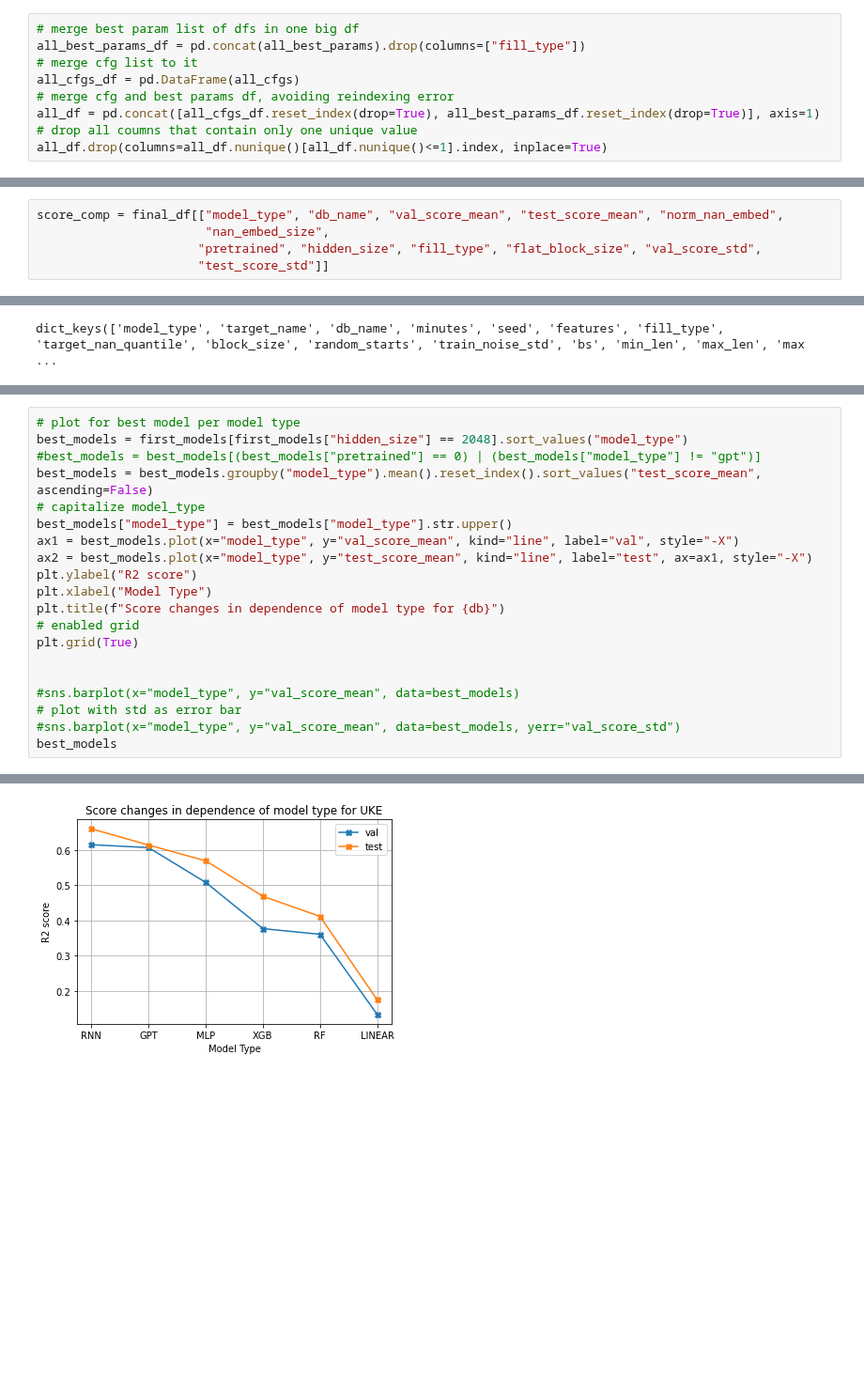
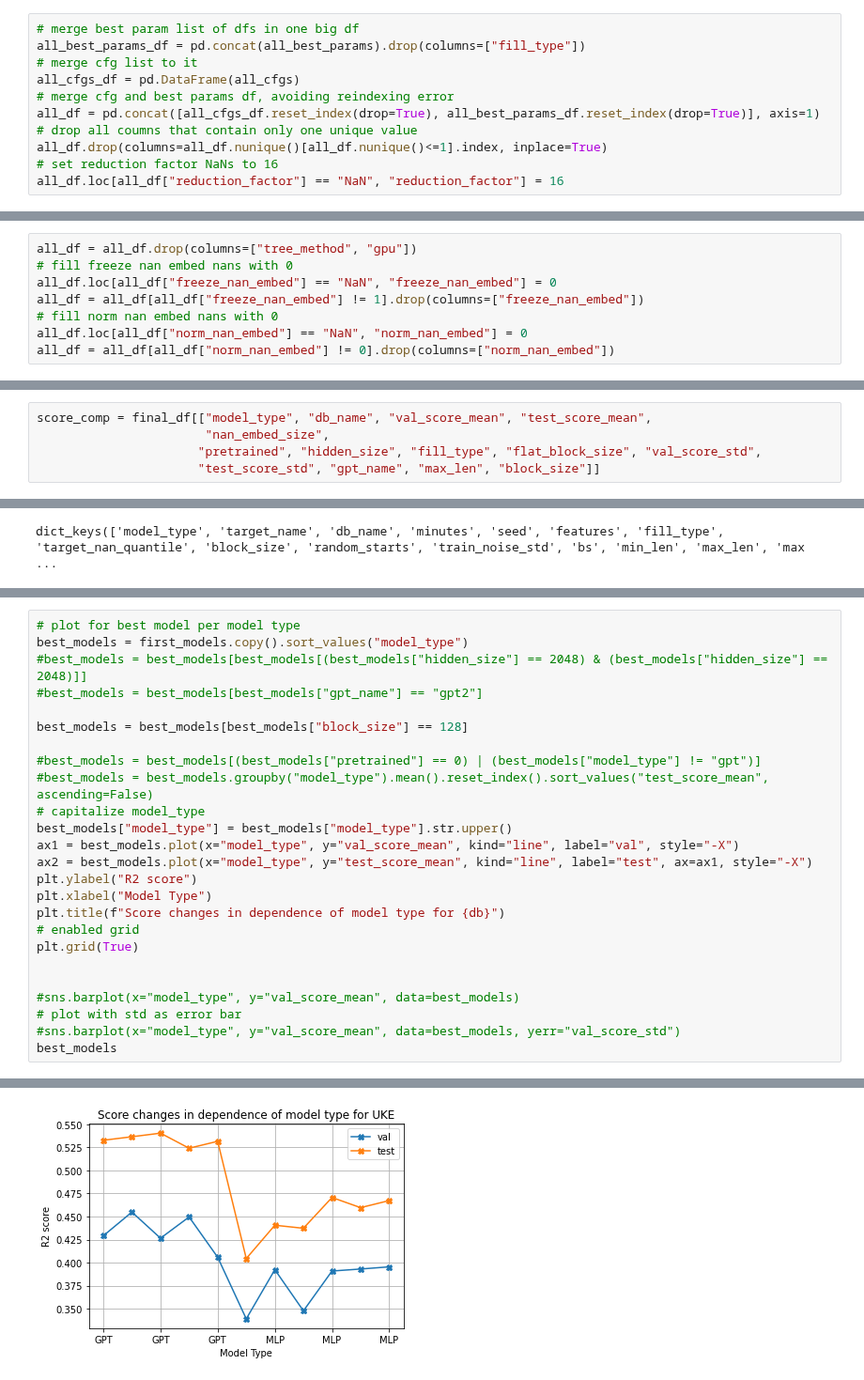
Before and after one commit to NotNANtoN/icp_prediction, a Jupyter notebook: analyze_tunings.ipynb, the cells around one changed output, grey strips where cells are left out. Shown at 94% size. Drawn from its saved outputs; the diff is of its cells as text; blank space fills up the shorter version.

```diff
--- a/analyze_tunings.ipynb
+++ b/analyze_tunings.ipynb
@@ -58,6 +58,8 @@ all_cfgs_df = pd.DataFrame(all_cfgs)
 all_df = pd.concat([all_cfgs_df.reset_index(drop=True), all_best_params_df.reset_index(drop=True)], axis=1)
 # drop all coumns that contain only one unique value
 all_df.drop(columns=all_df.nunique()[all_df.nunique()<=1].index, inplace=True)
+# set reduction factor NaNs to 16
+all_df.loc[all_df["reduction_factor"] == "NaN", "reduction_factor"] = 16
 # %%
 all_df
 # %% [output]
@@ -134,3 +133,11 @@ all_df = all_df[all_df["freeze_nan_embed"] != 1].drop(columns=["freeze_nan_embed
+# %%
+all_df = all_df.drop(columns=["tree_method", "gpu"])
+# fill freeze nan embed nans with 0
+all_df.loc[all_df["freeze_nan_embed"] == "NaN", "freeze_nan_embed"] = 0
+all_df = all_df[all_df["freeze_nan_embed"] != 1].drop(columns=["freeze_nan_embed"])
+# fill norm nan embed nans with 0
+all_df.loc[all_df["norm_nan_embed"] == "NaN", "norm_nan_embed"] = 0
+all_df = all_df[all_df["norm_nan_embed"] != 0].drop(columns=["norm_nan_embed"])
 # %%
 final_df = all_df[all_df["max_epochs"] == 30]
 final_df = final_df[final_df["opt_steps"] == 200]
@@ -151,6 +159,6 @@ Index(['model_type', 'db_name', 'fill_type', 'block_size', 'bs', 'max_len',
       dtype='object')
 # %%
-score_comp = final_df[["model_type", "db_name", "val_score_mean", "test_score_mean", "norm_nan_embed",
+score_comp = final_df[["model_type", "db_name", "val_score_mean", "test_score_mean",
                        "nan_embed_size",
                       "pretrained", "hidden_size", "fill_type", "flat_block_size", "val_score_std",
-                      "test_score_std"]]
+                      "test_score_std", "gpt_name", "max_len", "block_size"]]
@@ -245,8 +398,13 @@ plot_df
 # %%
 # plot for best model per model type
-best_models = first_models[first_models["hidden_size"] == 2048].sort_values("model_type")
+best_models = first_models.copy().sort_values("model_type")
+#best_models = best_models[best_models[(best_models["hidden_size"] == 2048) & (best_models["hidden_size"] == 2048)]]
+#best_models = best_models[best_models["gpt_name"] == "gpt2"]
+
+best_models = best_models[best_models["block_size"] == 128]
+
 #best_models = best_models[(best_models["pretrained"] == 0) | (best_models["model_type"] != "gpt")]
-best_models = best_models.groupby("model_type").mean().reset_index().sort_values("test_score_mean", ascending=False)
+#best_models = best_models.groupby("model_type").mean().reset_index().sort_values("test_score_mean", ascending=False)
 # capitalize model_type
 best_models["model_type"] = best_models["model_type"].str.upper()
 ax1 = best_models.plot(x="model_type", y="val_score_mean", kind="line", label="val", style="-X")
@@ -273,4 +436,4 @@ best_models
-[figure, old version]
+[figure, new version]
 # %%
 fill_type_df = plot_df[plot_df["hidden_size"] == 2048].sort_values("model_type")
 
```
Also changed, not shown: parts of 21 cells of this notebook, 5 other files.
